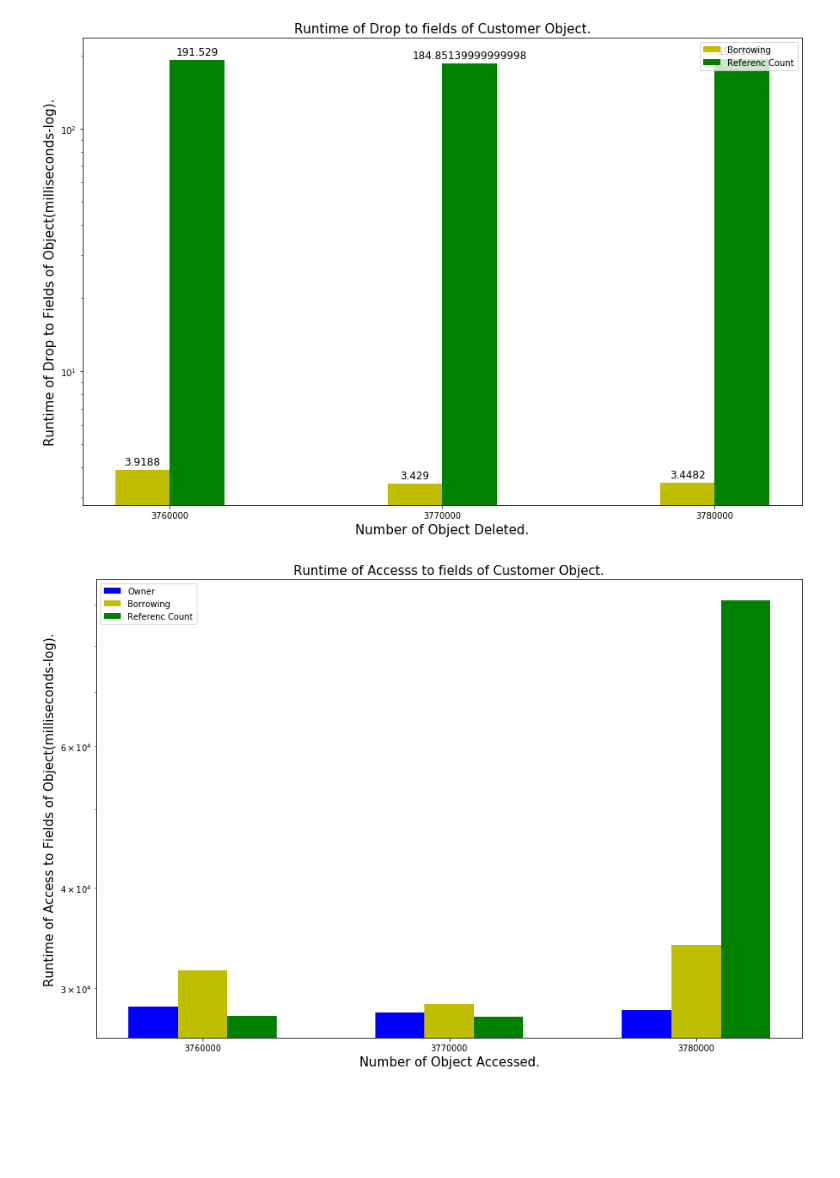
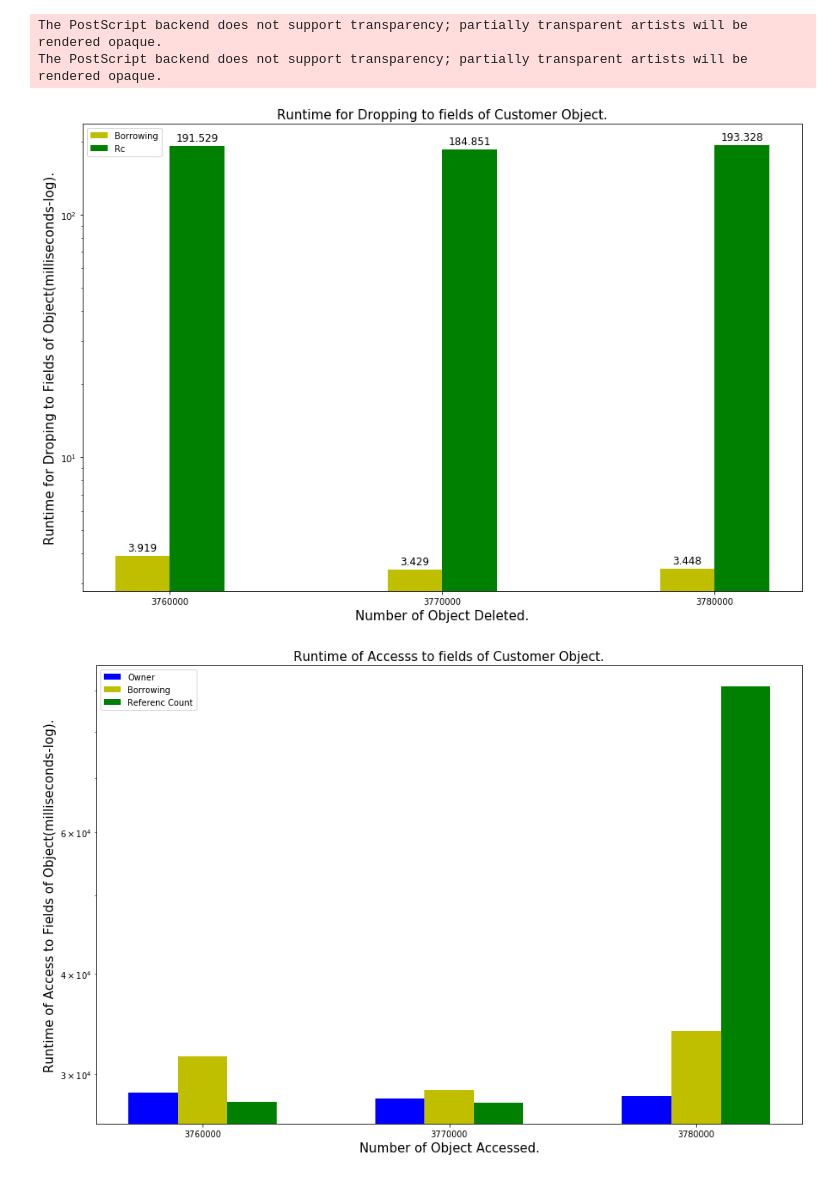
Before and after one commit to ShinsakuOkazaki/master-thesis, a Jupyter notebook: project/rust_rc_droptime/analysis/visualization.ipynb, the cells around one changed output. Cells and saved outputs as stored; diff of their text form; code cells hidden in the pictures; blank space fills up the shorter version.

```diff
--- a/project/rust_rc_droptime/analysis/visualization.ipynb
+++ b/project/rust_rc_droptime/analysis/visualization.ipynb
@@ -32,7 +32,7 @@ def autolabel(rects, ax):
     for rect in rects:
         height = rect.get_height()
         ax.annotate('{}'.format(height),
-                    xy=(rect.get_x() + rect.get_width() / 2, height),
+                    xy=(rect.get_x() + rect.get_width() / 2, round(height, 3)),
                     xytext=(0, 3),  # 3 points vertical offset
                     textcoords="offset points",
                     ha='center', va='bottom', fontsize = 12)
@@ -63,27 +65,27 @@ plt.show()
 # %%
 reference = df_avg[df_avg["field"] == '"reference"']
 rc = df_avg[df_avg["field"] == '"rc"']
 fig, ax = plt.subplots(figsize = (15, 10))
 w = 0.2
 idx = np.arange(df_avg['size'].nunique())
-b1 = ax.bar(idx - w / 2 , reference["droptime"] / 1000, width = w, color ='y', align = 'center')
-b2 = ax.bar(idx + w / 2, rc["droptime"] / 1000, width = w, color ='g', align = 'center')
+b1 = ax.bar(idx - w / 2 , round(reference["droptime"] / 1000, 3), width = w, color ='y', align = 'center')
+b2 = ax.bar(idx + w / 2, round(rc["droptime"] / 1000, 3), width = w, color ='g', align = 'center')
 label = np.sort(df_avg['size'].unique())
 ax.set_xticks(idx)
 ax.set_xticklabels(label)
 ax.set_xlabel("Number of Object Deleted.", fontsize = 15)
-ax.set_ylabel("Runtime of Drop to Fields of Object(milliseconds-log).", fontsize = 15)
-ax.set_title("Runtime of Drop to fields of Customer Object.", fontsize = 15)
-ax.legend((b1, b2), ("Borrowing", "Referenc Count"))
+ax.set_ylabel("Runtime for Droping to Fields of Object(milliseconds-log).", fontsize = 15)
+ax.set_title("Runtime for Dropping to fields of Customer Object.", fontsize = 15)
+ax.legend((b1, b2), ("Borrowing", "Rc"), loc='upper left')
 ax.set_yscale('log')
 autolabel(b1, ax)
 autolabel(b2, ax)
-
-#fig.savefig("rust_different_insertion_noinit.eps")
-#fig.savefig("rust_borrowing.png")
+fig.savefig("rust_droptime_borring_rc.eps")
 plt.show()
 # %% [output]
+The PostScript backend does not support transparency; partially transparent artists will be rendered opaque.
+The PostScript backend does not support transparency; partially transparent artists will be rendered opaque.
-[figure, old version]
+[figure, new version]
 # %%
 own = df_avg[df_avg["field"] == '"own"']
 reference = df_avg[df_avg["field"] == '"reference"']
```
Also changed, not shown: parts of 1 cell of this notebook, 22 other files.
